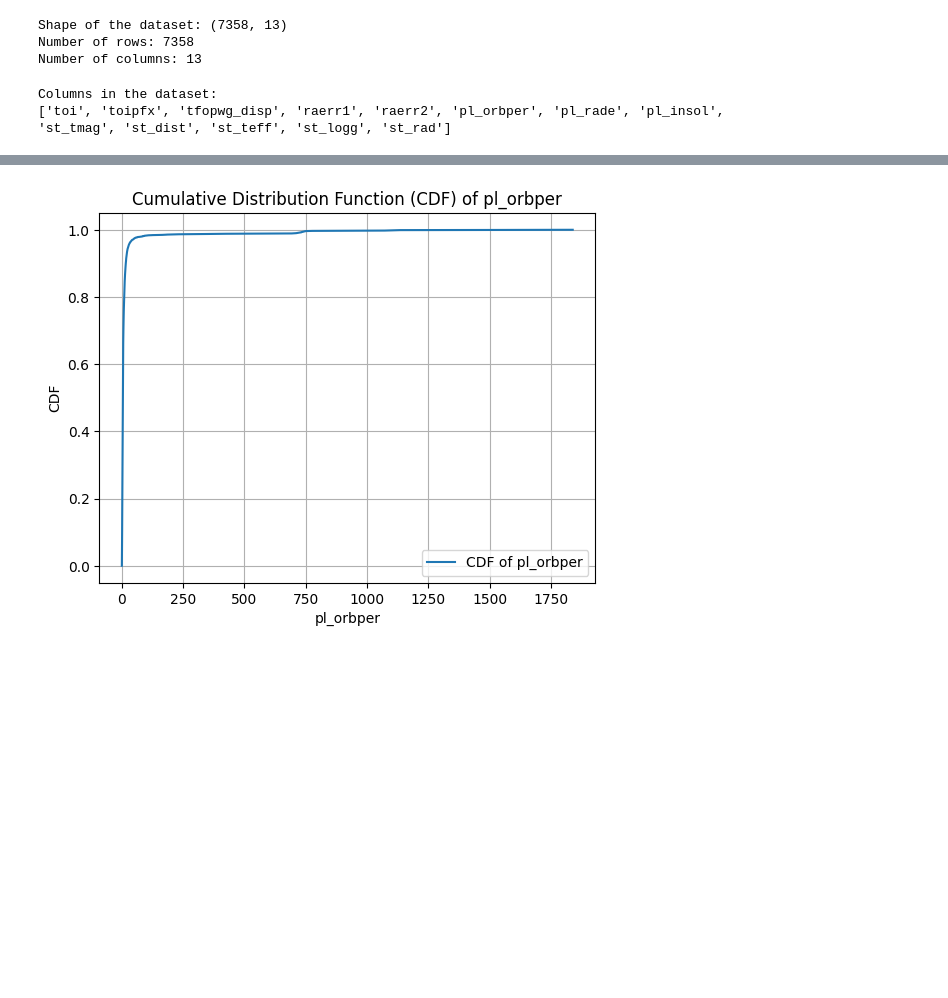
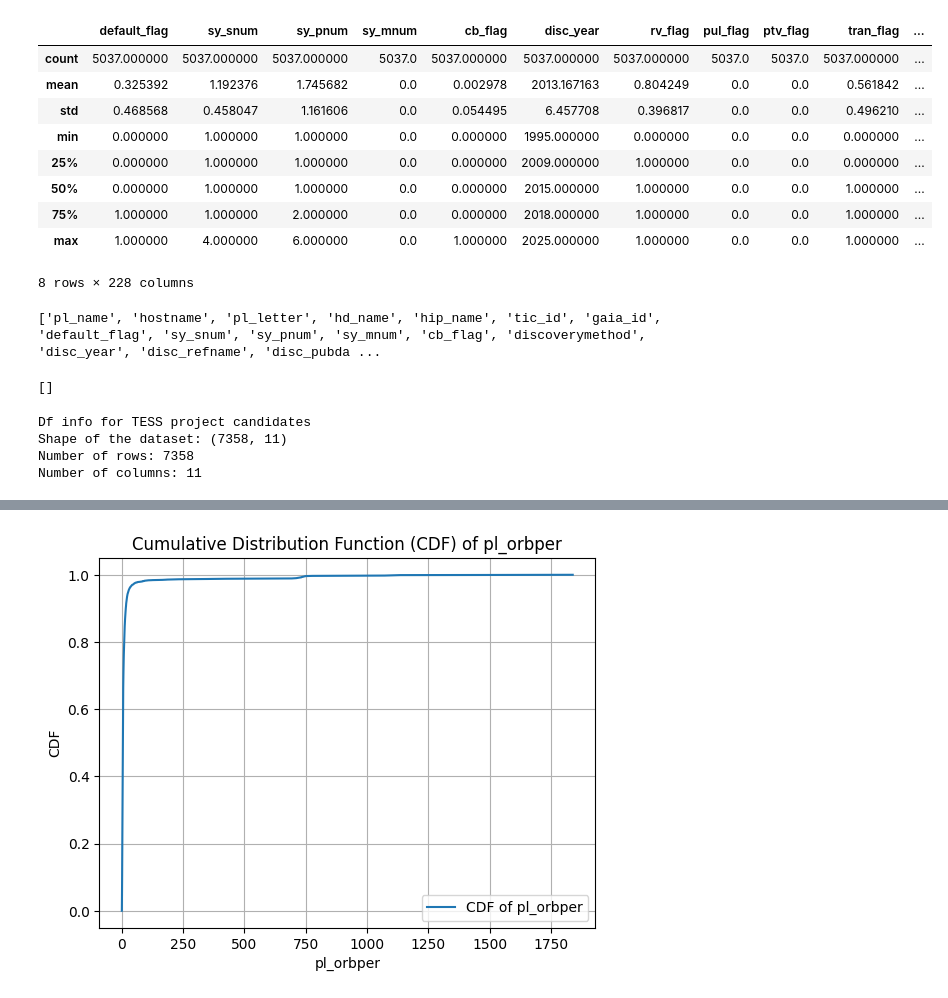
Before and after one commit to Jef-H/unsupervised_exoplanets, a Jupyter notebook: Unsupervised_EDA.ipynb, the cells around one changed output, grey strips where cells are left out. Drawn from its saved outputs; the diff is of its cells as text; code cells hidden in the pictures; blank space fills up the shorter version.

```diff
--- a/Unsupervised_EDA.ipynb
+++ b/Unsupervised_EDA.ipynb
@@ -60,16 +117,72 @@ df.describe()
+# %%
+confirmed_exoplanets_df.describe()
+# %% [output]
+|  | default_flag | sy_snum | sy_pnum | sy_mnum | cb_flag | disc_year | rv_flag | pul_flag | ptv_flag | tran_flag | ... |
+| count | 5037.000000 | 5037.000000 | 5037.000000 | 5037.0 | 5037.000000 | 5037.000000 | 5037.000000 | 5037.0 | 5037.0 | 5037.000000 | ... |
+| mean | 0.325392 | 1.192376 | 1.745682 | 0.0 | 0.002978 | 2013.167163 | 0.804249 | 0.0 | 0.0 | 0.561842 | ... |
+| std | 0.468568 | 0.458047 | 1.161606 | 0.0 | 0.054495 | 6.457708 | 0.396817 | 0.0 | 0.0 | 0.496210 | ... |
+| min | 0.000000 | 1.000000 | 1.000000 | 0.0 | 0.000000 | 1995.000000 | 0.000000 | 0.0 | 0.0 | 0.000000 | ... |
+| 25% | 0.000000 | 1.000000 | 1.000000 | 0.0 | 0.000000 | 2009.000000 | 1.000000 | 0.0 | 0.0 | 0.000000 | ... |
+| 50% | 0.000000 | 1.000000 | 1.000000 | 0.0 | 0.000000 | 2015.000000 | 1.000000 | 0.0 | 0.0 | 1.000000 | ... |
+| 75% | 1.000000 | 1.000000 | 2.000000 | 0.0 | 0.000000 | 2018.000000 | 1.000000 | 0.0 | 0.0 | 1.000000 | ... |
+| max | 1.000000 | 4.000000 | 6.000000 | 0.0 | 1.000000 | 2025.000000 | 1.000000 | 0.0 | 0.0 | 1.000000 | ... |
+8 rows × 228 columns
+# %%
+print(list(confirmed_exoplanets_df.columns))
+# %% [output]
+['pl_name', 'hostname', 'pl_letter', 'hd_name', 'hip_name', 'tic_id', 'gaia_id', 'default_flag', 'sy_snum', 'sy_pnum', 'sy_mnum', 'cb_flag', 'discoverymethod', 'disc_year', 'disc_refname', 'disc_pubda ...
+# %%
+# This is a helper function to find the columns we dropped from the TESS project candidates and remove from the confirmed exoplanets.
+# if the list is blank that means we removed all the same columns from both DFS
+
+def find_overlap(list_a, list_b):
+  """
+  Finds the overlap between two lists.
+
+  Args:
+    list_a: The first list.
+    list_b: The second list.
+
+  Returns:
+    A new list containing only the elements that are in both list_a and list_b.
+  """
+
+  overlap = []  # Initialize an empty list to store the overlapping elements
+  for element in list_a:
+    if element in list_b:  # Check if the element is also present in list_b
+      overlap.append(element)  # If yes, add it to the overlap list
+
+  return overlap  # Return the overlap list
+
+  columns_to_drop = [
+    'rowid', 'tid', 'pl_pnum', 'ctoi_alias', 'toi_created', 'rowupdate',
+    'rastr', 'ra', 'decstr', 'dec', 'decerr1', 'decerr2',
+    'st_pmra', 'st_pmraerr1', 'st_pmraerr2', 'st_pmralim', 'st_pmrasymerr',
+    'st_pmdec', 'st_pmdecerr1', 'st_pmdecerr2', 'st_pmdeclim', 'st_pmdecsymerr',
+    'pl_tranmid', 'pl_tranmiderr1', 'pl_tranmiderr2', 'pl_tranmidlim', 'pl_tranmidsymerr',
+    'pl_orbpererr1', 'pl_orbpererr2', 'pl_orbperlim', 'pl_orbpersymerr',
+    'pl_trandurh', 'pl_trandurherr1', 'pl_trandurherr2', 'pl_trandurhlim', 'pl_trandurhsymerr',
+    'pl_trandep', 'pl_trandeperr1', 'pl_trandeperr2', 'pl_trandeplim', 'pl_trandepsymerr',
+    'pl_radeerr1', 'pl_radeerr2', 'pl_radelim', 'pl_radesymerr',
+    'pl_insolerr1', 'pl_insolerr2', 'pl_insollim', 'pl_insolsymerr',
+    'pl_eqt', 'pl_eqterr1', 'pl_eqterr2', 'pl_eqtlim', 'pl_eqtsymerr',
+    'st_tmagerr1', 'st_tmagerr2', 'st_tmaglim', 'st_tmagsymerr',
+    'st_disterr1', 'st_disterr2', 'st_distlim', 'st_distsymerr',
+    'st_tefferr1', 'st_tefferr2', 'st_tefflim', 'st_teffsymerr',
+    'st_loggerr1', 'st_loggerr2', 'st_logglim', 'st_loggsymerr',
+    'st_raderr1', 'st_raderr2', 'st_radlim', 'st_radsymerr','raerr1', 'raerr2',
+]
+
+print(find_overlap(columns_to_drop, list(confirmed_exoplanets_df.columns)))
+# %% [output]
+[]
 # %%
+print("Df info for TESS project candidates ")
 print("Shape of the dataset:", df.shape)
 print("Number of rows:", df.shape[0])
 print("Number of columns:", df.shape[1])
 # %% [output]
-Shape of the dataset: (7358, 13)
+Df info for TESS project candidates
+Shape of the dataset: (7358, 11)
 Number of rows: 7358
-Number of columns: 13
+Number of columns: 11
-# %%
-# https://science.nasa.gov/universe/exoplanets/discovery-alert-tess-finds-its-first-earth-sized-planet/
-
-print("Columns in the dataset:")
-print(list(df.columns))
-# %% [output]
-Columns in the dataset:
-['toi', 'toipfx', 'tfopwg_disp', 'raerr1', 'raerr2', 'pl_orbper', 'pl_rade', 'pl_insol', 'st_tmag', 'st_dist', 'st_teff', 'st_logg', 'st_rad']
```
Also changed, not shown: parts of 15 cells of this notebook.
